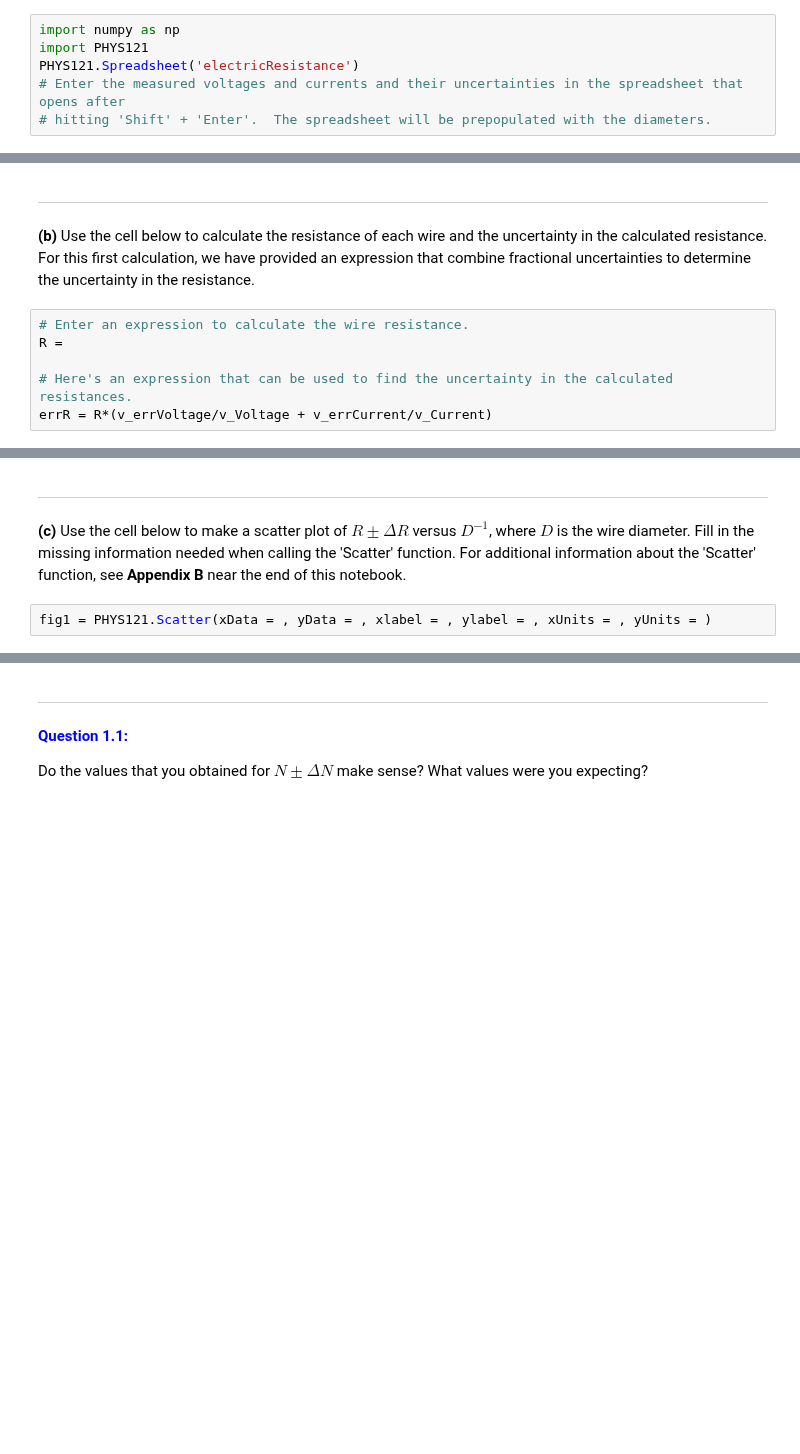
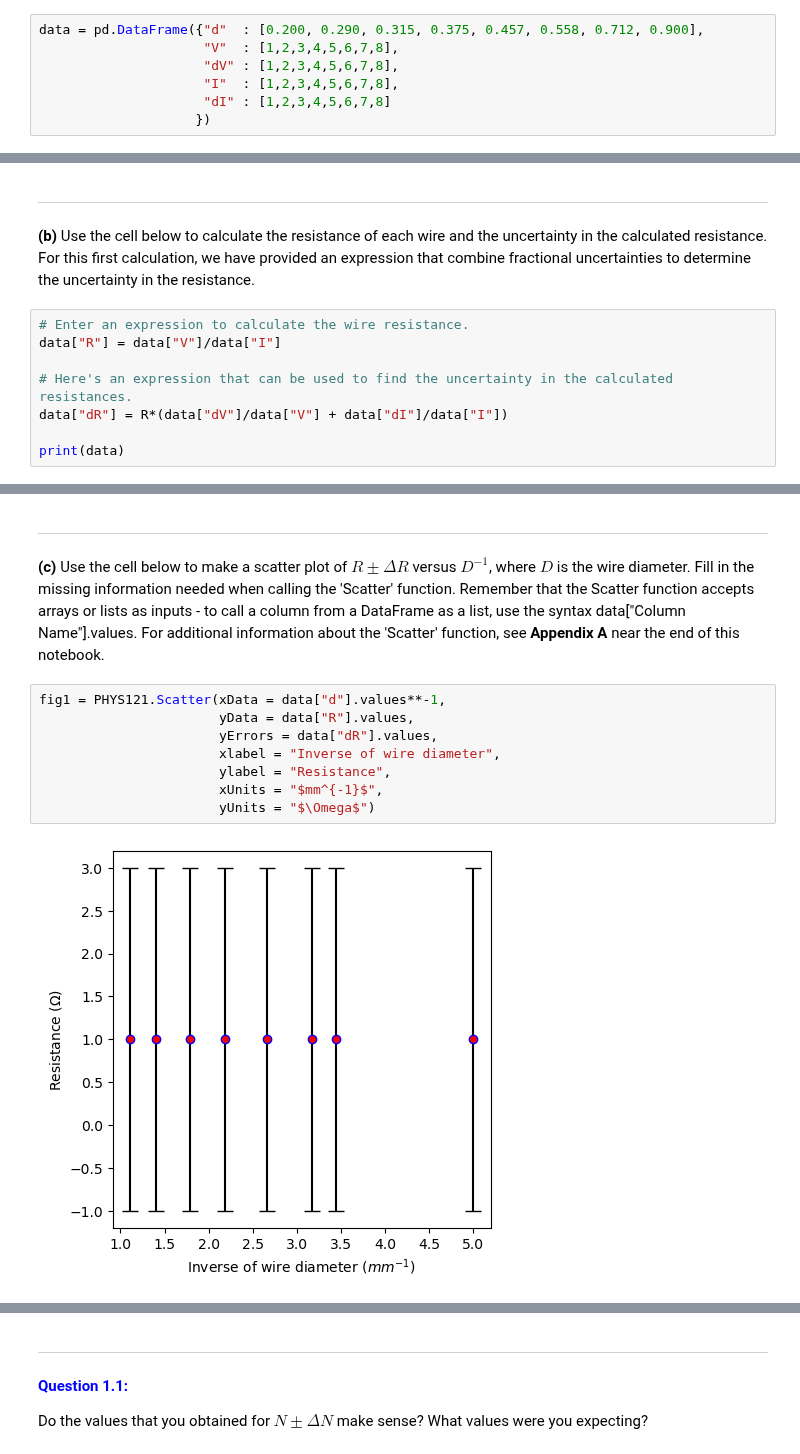
Before and after one commit to jake-bobowski/PHYS121_Functions, a Jupyter notebook: manual/Lab 4/PHYS 121 - Lab 4 - 20220811.ipynb, the cells around one changed output, grey strips where cells are left out. Drawn from its saved outputs; the diff is of its cells as text; blank space fills up the shorter version.

Commit message:
Update PHYS 121 - Lab 4 - 20220811.ipynb
Replaced spreadsheets with DataFrames

```diff
--- a/manual/Lab 4/PHYS 121 - Lab 4 - 20220811.ipynb
+++ b/manual/Lab 4/PHYS 121 - Lab 4 - 20220811.ipynb
@@ -56,6 +80,7 @@ Execute the cell below and enter your measurements into the appropriate columns
 # %%
-import numpy as np
-import PHYS121
-PHYS121.Spreadsheet('electricResistance')
-# Enter the measured voltages and currents and their uncertainties in the spreadsheet that opens after
-# hitting 'Shift' + 'Enter'.  The spreadsheet will be prepopulated with the diameters.
+data = pd.DataFrame({"d"  : [0.200, 0.290, 0.315, 0.375, 0.457, 0.558, 0.712, 0.900],
+                     "V"  : [1,2,3,4,5,6,7,8],
+                     "dV" : [1,2,3,4,5,6,7,8],
+                     "I"  : [1,2,3,4,5,6,7,8],
+                     "dI" : [1,2,3,4,5,6,7,8]
+                    })
@@ -67,7 +89,9 @@ VBox(children=(Sheet(cells=(Cell(column_end=0, column_start=0, row_end=0, row_st
 **(b)** Use the cell below to calculate the resistance of each wire and the uncertainty in the calculated resistance. For this first calculation, we have provided an expression that combine fractional uncertainties to determine the uncertainty in the resistance.
 # %%
 # Enter an expression to calculate the wire resistance.
-R =
+data["R"] = data["V"]/data["I"]
 
 # Here's an expression that can be used to find the uncertainty in the calculated resistances.
-errR = R*(v_errVoltage/v_Voltage + v_errCurrent/v_Current)
+data["dR"] = R*(data["dV"]/data["V"] + data["dI"]/data["I"])
+
+print(data)
@@ -74,8 +108,16 @@ errR = R*(v_errVoltage/v_Voltage + v_errCurrent/v_Current)
 # %% [markdown]
 ***
-**(c)** Use the cell below to make a scatter plot of $R\pm \Delta R$ versus $D^{-1}$, where $D$ is the wire diameter. Fill in the missing information needed when calling the 'Scatter' function.  For additional information about the 'Scatter' function, see **Appendix B** near the end of this notebook.
+**(c)** Use the cell below to make a scatter plot of $R\pm \Delta R$ versus $D^{-1}$, where $D$ is the wire diameter. Fill in the missing information needed when calling the 'Scatter' function.  Remember that the Scatter function accepts arrays or lists as inputs - to call a column from a DataFrame as a list, use the syntax data\["Column Name"\].values. For additional information about the 'Scatter' function, see **Appendix A** near the end of this notebook.
 # %%
-fig1 = PHYS121.Scatter(xData = , yData = , xlabel = , ylabel = , xUnits = , yUnits = )
+fig1 = PHYS121.Scatter(xData = data["d"].values**-1,
+                       yData = data["R"].values,
+                       yErrors = data["dR"].values,
+                       xlabel = "Inverse of wire diameter",
+                       ylabel = "Resistance",
+                       xUnits = "$mm^{-1}$",
+                       yUnits = "$\Omega$")
+# %% [output]
+[figure, added]
 # %% [markdown]
 ***
 **(d)** Use the 'PowerLaw' function to fit the $R\pm\Delta R$ versus $D^{-1}$ data to a function of the form $y = A\,x^N + C$, where $A$ is a coefficient, $N$ is a power, and $C$ is an offset.
```
Also changed, not shown: parts of 19 cells of this notebook.
